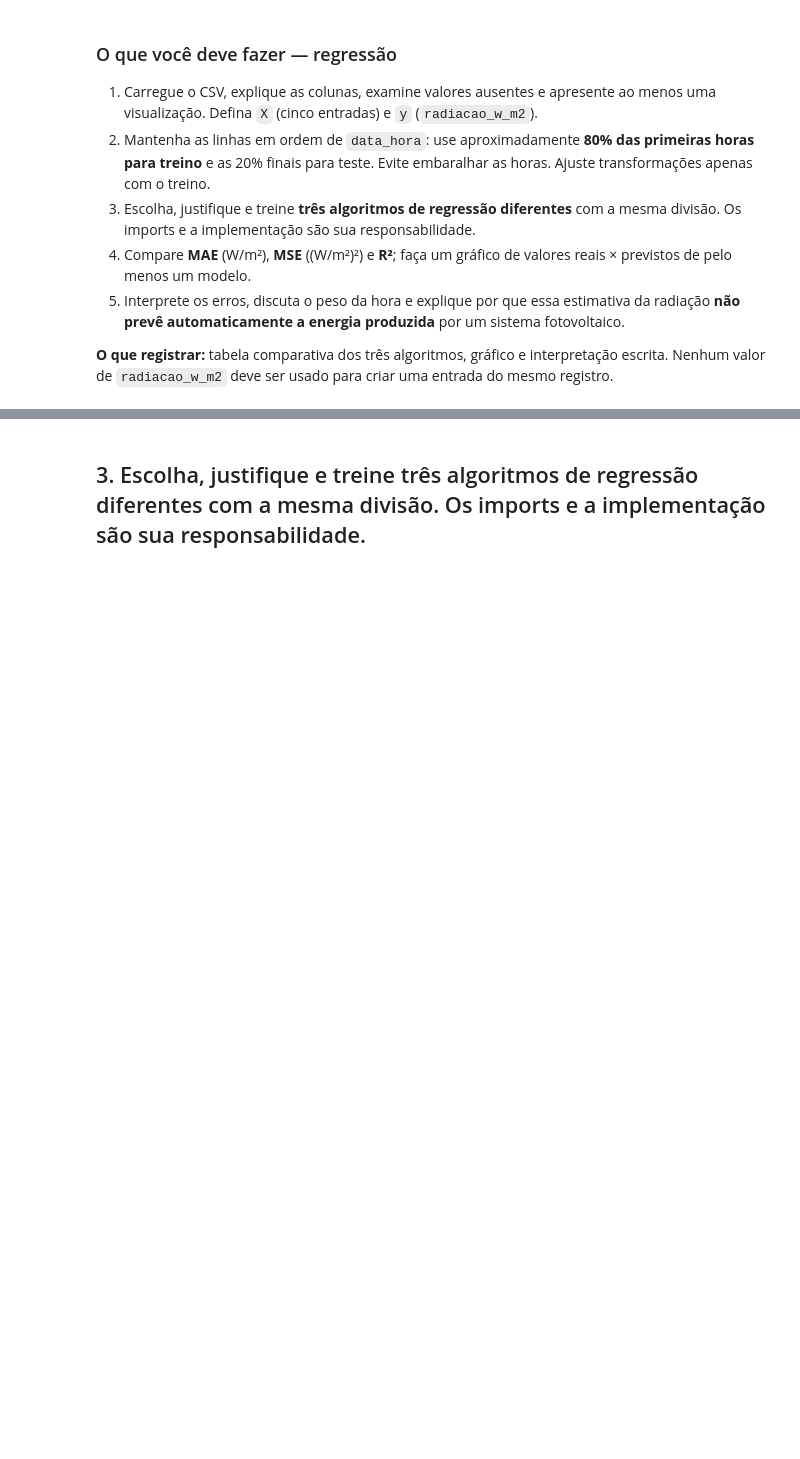
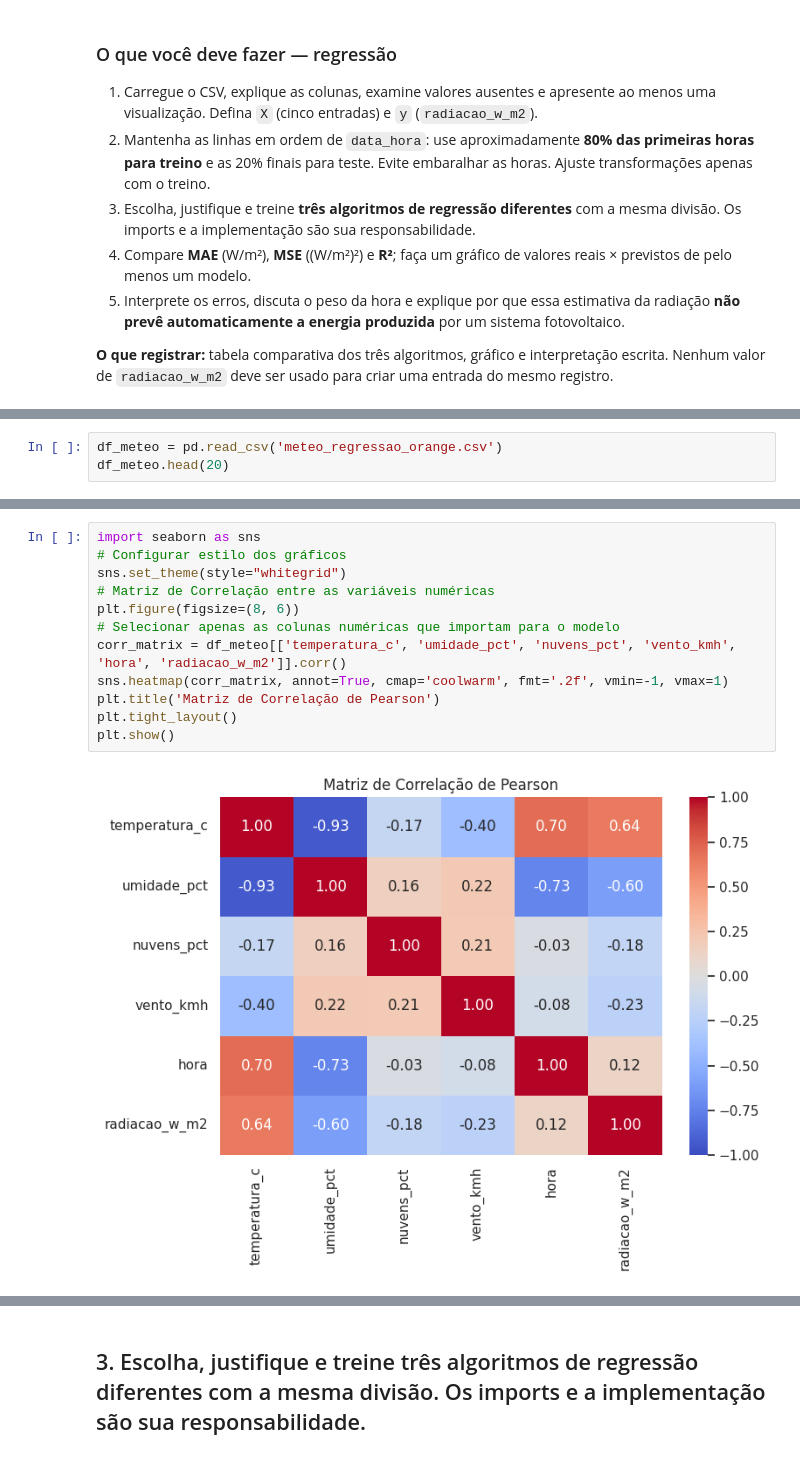
Before and after one commit to LSHummel/CPK02_SERS_Machine-Learning-com-Dados-de-Energia, a Jupyter notebook: aula_apis_energia_renovavel_ml.ipynb, the cells around one changed output, grey strips where cells are left out. Drawn from its saved outputs; the diff is of its cells as text; blank space fills up the shorter version.

```diff
--- a/aula_apis_energia_renovavel_ml.ipynb
+++ b/aula_apis_energia_renovavel_ml.ipynb
@@ -550,0 +558,3 @@ Salvo: meteo_regressao_orange.csv
+# %%
+df_meteo = pd.read_csv('meteo_regressao_orange.csv')
+df_meteo.head(20)
@@ -550,0 +605,14 @@ Salvo: meteo_regressao_orange.csv
+# %%
+import seaborn as sns
+# Configurar estilo dos gráficos
+sns.set_theme(style="whitegrid")
+# Matriz de Correlação entre as variáveis numéricas
+plt.figure(figsize=(8, 6))
+# Selecionar apenas as colunas numéricas que importam para o modelo
+corr_matrix = df_meteo[['temperatura_c', 'umidade_pct', 'nuvens_pct', 'vento_kmh', 'hora', 'radiacao_w_m2']].corr()
+sns.heatmap(corr_matrix, annot=True, cmap='coolwarm', fmt='.2f', vmin=-1, vmax=1)
+plt.title('Matriz de Correlação de Pearson')
+plt.tight_layout()
+plt.show()
+# %% [output]
+[figure, added]
```
Also changed, not shown: parts of 13 cells of this notebook.
